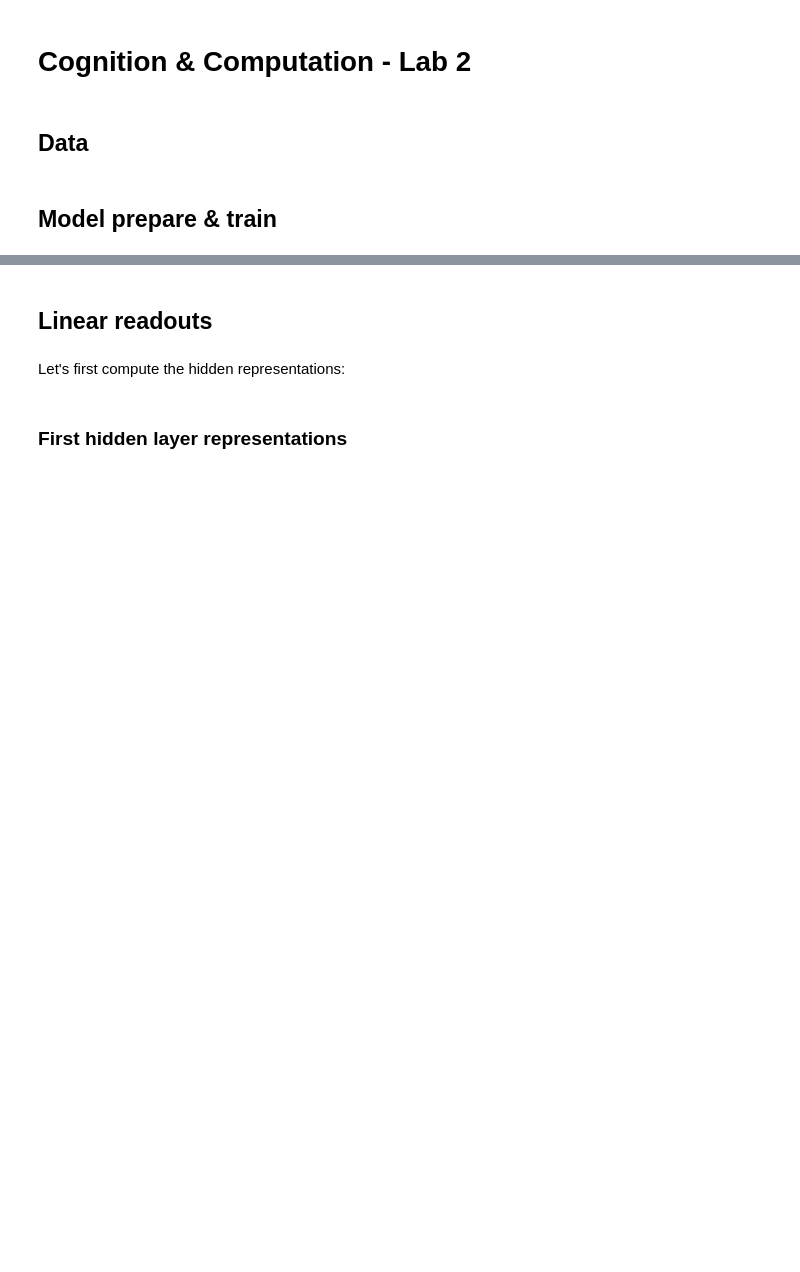
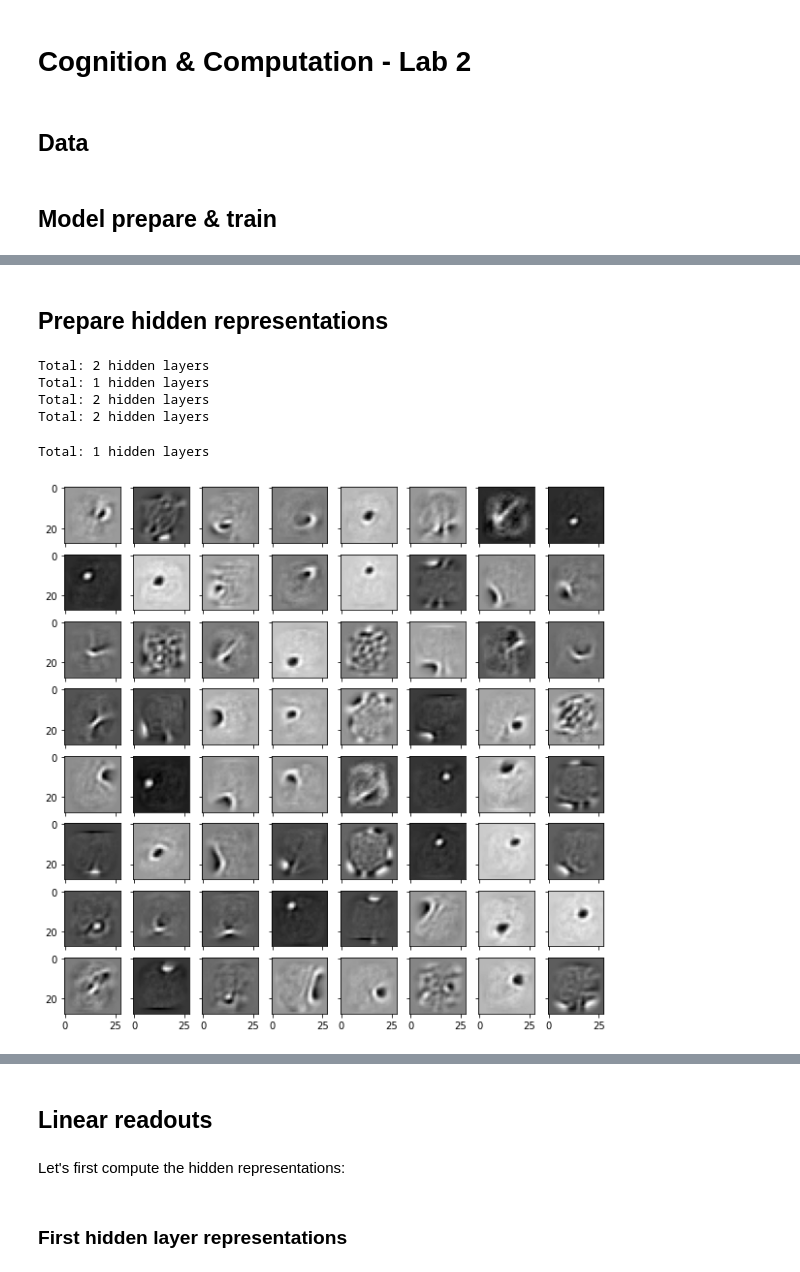
Before and after one commit to PashaIanko/RestrictedBolzmannMachine, a Jupyter notebook: Project remaster.ipynb, the cells around one changed output, grey strips where cells are left out. Cells and saved outputs as stored; diff of their text form; code cells hidden in the pictures; blank space fills up the shorter version.

```diff
--- a/Project remaster.ipynb
+++ b/Project remaster.ipynb
@@ -95,0 +123,8 @@ move_parameters_to_cpu(dbn_mnist)
+# %%
+dbn_deep.train_static(
+    data_train,
+    targets_train,
+    TrainParameters.epochs,
+    TrainParameters.batch_size
+)
+move_parameters_to_cpu(dbn_deep)
@@ -95,0 +146,2 @@ move_parameters_to_cpu(dbn_mnist)
+# %% [markdown]
+## Prepare hidden representations
@@ -95,0 +187,48 @@ move_parameters_to_cpu(dbn_mnist)
+# %%
+hidden_representations = get_hidden_representations(
+    data = data_train,
+    dbn_model = dbn_deep
+)
+
+hidden_representations_shallow = get_hidden_representations(
+    data = data_train,
+    dbn_model = dbn_shallow
+)
+
+hidden_representations_test = get_hidden_representations(
+    data = data_test,
+    dbn_model = dbn_deep
+)
+
+learned_weights = get_learned_weights(dbn_model = dbn_deep)
+#processed_weights = [apply_threshold(w) for w in learned_weights]
+
+weight_products = get_weight_products(learned_weights)
+processed_weight_products = [apply_threshold(w) for w in weight_products]
+# %% [output]
+Total: 2 hidden layers
+Total: 1 hidden layers
+Total: 2 hidden layers
+Total: 2 hidden layers
+# %%
+hidden_representations_test_shallow = get_hidden_representations(
+    data = data_test,
+    dbn_model = dbn_shallow
+)
+# %% [output]
+Total: 1 hidden layers
+# %%
+def plot_layer_receptive_fields(weights):
+  num_subplots = 64
+  n_rows_cols = int(math.sqrt(num_subplots))
+  fig, axes = plt.subplots(n_rows_cols, n_rows_cols, sharex=True, sharey=True, figsize=(10, 10))
+  for i in range(num_subplots):
+    row = i % n_rows_cols
+    col = i // n_rows_cols
+    axes[row, col].imshow(weights[:, i].reshape((28,28)), cmap=plt.cm.gray)  # here we select the weights we want to plot
+# %%
+plot_layer_receptive_fields(
+    processed_weight_products[0]
+)
+# %% [output]
+[figure, added]
```
Also changed, not shown: parts of 43 cells of this notebook.
